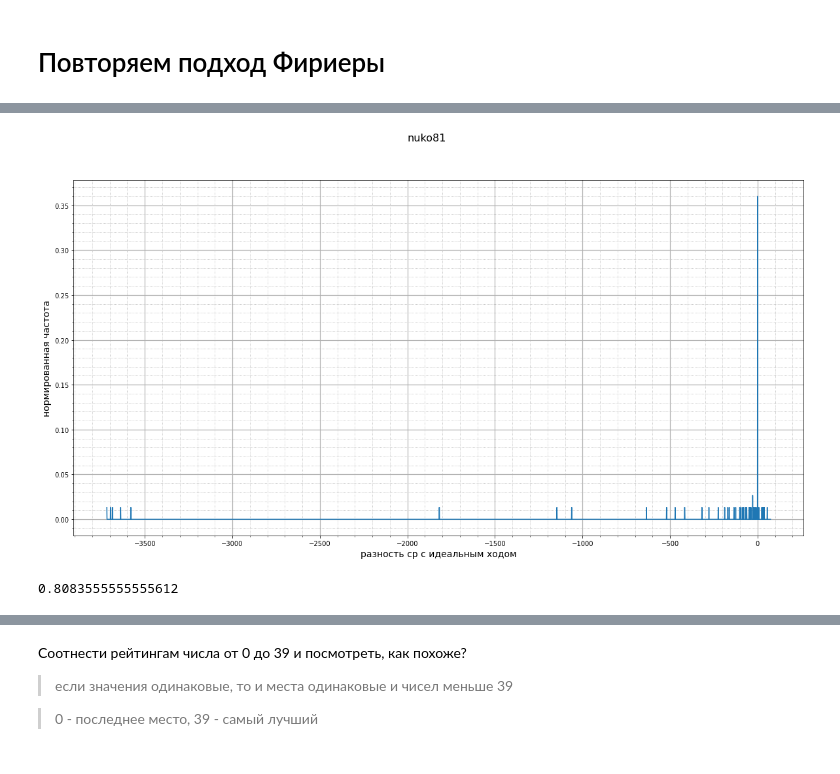
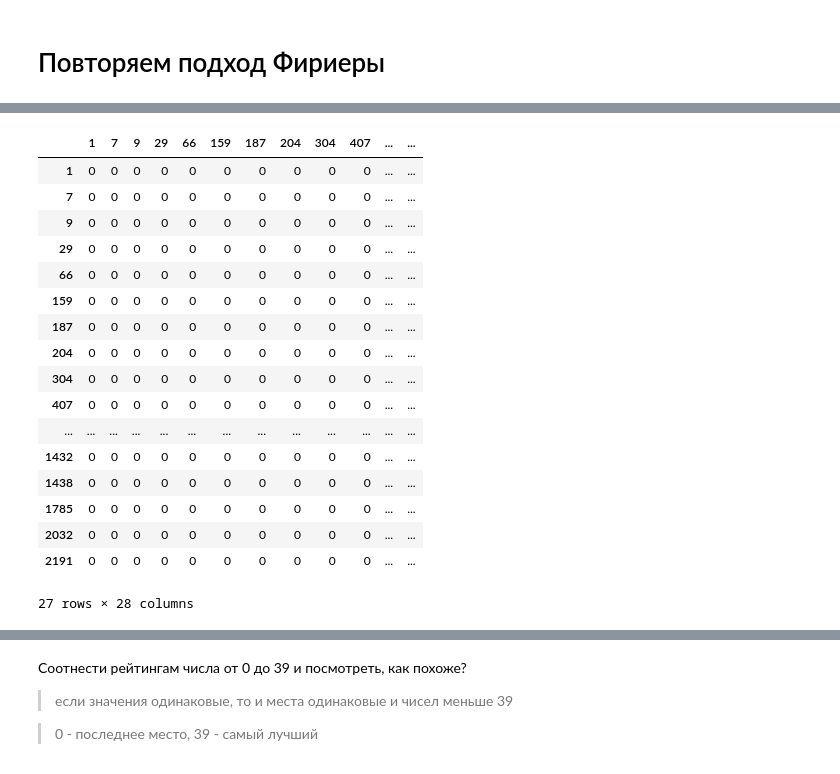
Before and after one commit to Ol333/gh, a Jupyter notebook: analisis.ipynb, the cells around one changed output, grey strips where cells are left out. Drawn from its saved outputs; the diff is of its cells as text; code cells hidden in the pictures.

```diff
--- a/analisis.ipynb
+++ b/analisis.ipynb
@@ -624,12 +594,0 @@ plt.show()
-# %%
-fig, ax = plt.subplots(figsize=(20.,10.))
-fig.suptitle(second_name, fontsize=16)
-ax.set_xlabel("разность cp с идеальным ходом", fontsize=14)
-ax.set_ylabel("нормированная частота", fontsize=14)
-ax.minorticks_on()
-ax.grid(which="major",linewidth=1.2)
-ax.grid(which="minor",linestyle = ':')
-ax.plot(hd2.keys(), hd2.values())
-plt.show()
-# %% [output]
-[figure, removed]
@@ -636,3 +604,24 @@ plt.show()
+# %%
+ferreira
+# %% [output]
+|  | 1 | 7 | 9 | 29 | 66 | 159 | 187 | 204 | 304 | 407 | ... | ... |
+| 1 | 0 | 0 | 0 | 0 | 0 | 0 | 0 | 0 | 0 | 0 | ... | ... |
+| 7 | 0 | 0 | 0 | 0 | 0 | 0 | 0 | 0 | 0 | 0 | ... | ... |
+| 9 | 0 | 0 | 0 | 0 | 0 | 0 | 0 | 0 | 0 | 0 | ... | ... |
+| 29 | 0 | 0 | 0 | 0 | 0 | 0 | 0 | 0 | 0 | 0 | ... | ... |
+| 66 | 0 | 0 | 0 | 0 | 0 | 0 | 0 | 0 | 0 | 0 | ... | ... |
+| 159 | 0 | 0 | 0 | 0 | 0 | 0 | 0 | 0 | 0 | 0 | ... | ... |
+| 187 | 0 | 0 | 0 | 0 | 0 | 0 | 0 | 0 | 0 | 0 | ... | ... |
+| 204 | 0 | 0 | 0 | 0 | 0 | 0 | 0 | 0 | 0 | 0 | ... | ... |
+| 304 | 0 | 0 | 0 | 0 | 0 | 0 | 0 | 0 | 0 | 0 | ... | ... |
+| 407 | 0 | 0 | 0 | 0 | 0 | 0 | 0 | 0 | 0 | 0 | ... | ... |
+| ... | ... | ... | ... | ... | ... | ... | ... | ... | ... | ... | ... | ... |
+| 1432 | 0 | 0 | 0 | 0 | 0 | 0 | 0 | 0 | 0 | 0 | ... | ... |
+| 1438 | 0 | 0 | 0 | 0 | 0 | 0 | 0 | 0 | 0 | 0 | ... | ... |
+| 1785 | 0 | 0 | 0 | 0 | 0 | 0 | 0 | 0 | 0 | 0 | ... | ... |
+| 2032 | 0 | 0 | 0 | 0 | 0 | 0 | 0 | 0 | 0 | 0 | ... | ... |
+| 2191 | 0 | 0 | 0 | 0 | 0 | 0 | 0 | 0 | 0 | 0 | ... | ... |
+27 rows × 28 columns
 # %%
 def ver_raspr_rasn(fx, fy, n):
     sum = 0
@@ -647,9 +631,0 @@ for i in range(min(list(hd1)[0], list(hd2)[0]), max(list(hd1)[-1], list(hd2)[-1]
-# %%
-#
-vals = list(correlation.values())
-sum = 0
-for v in vals:
-    sum += v
-print(sum)
-# %% [output]
-0.8083555555555612
```
Also changed, not shown: parts of 22 cells of this notebook.
